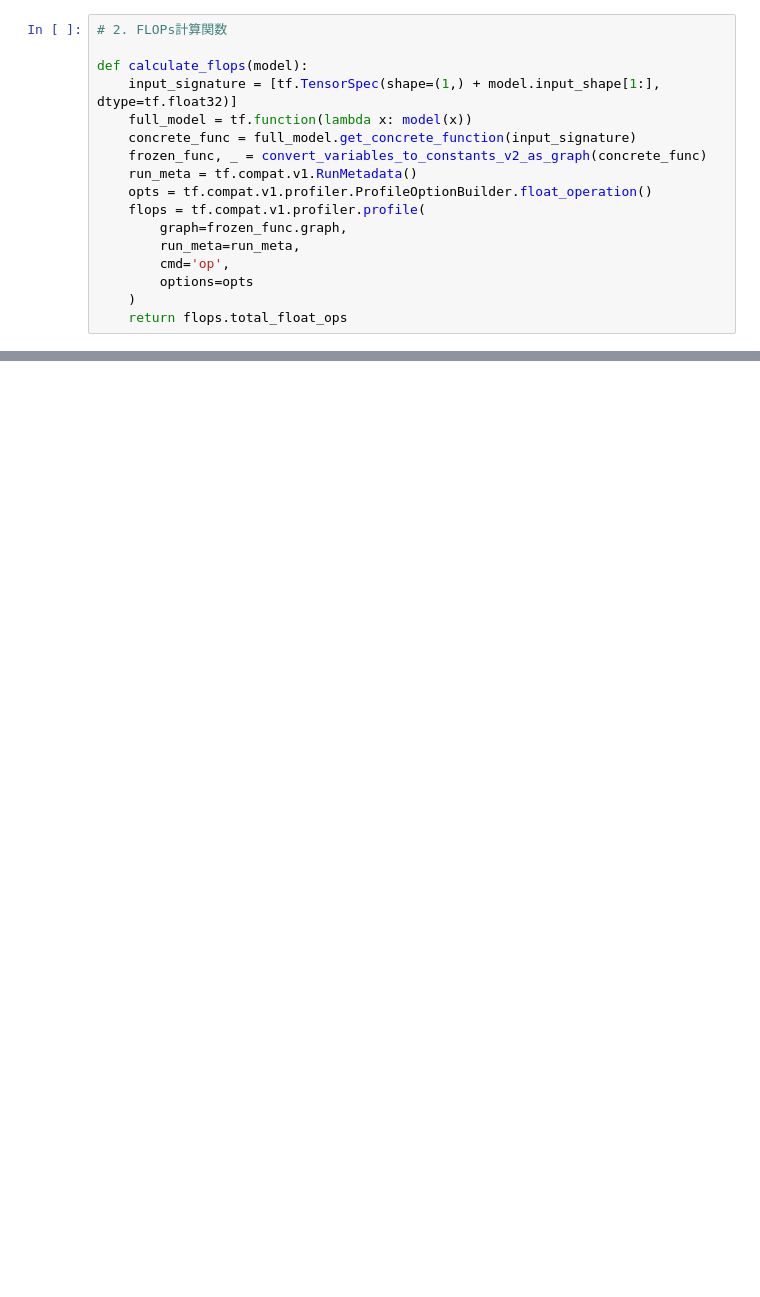
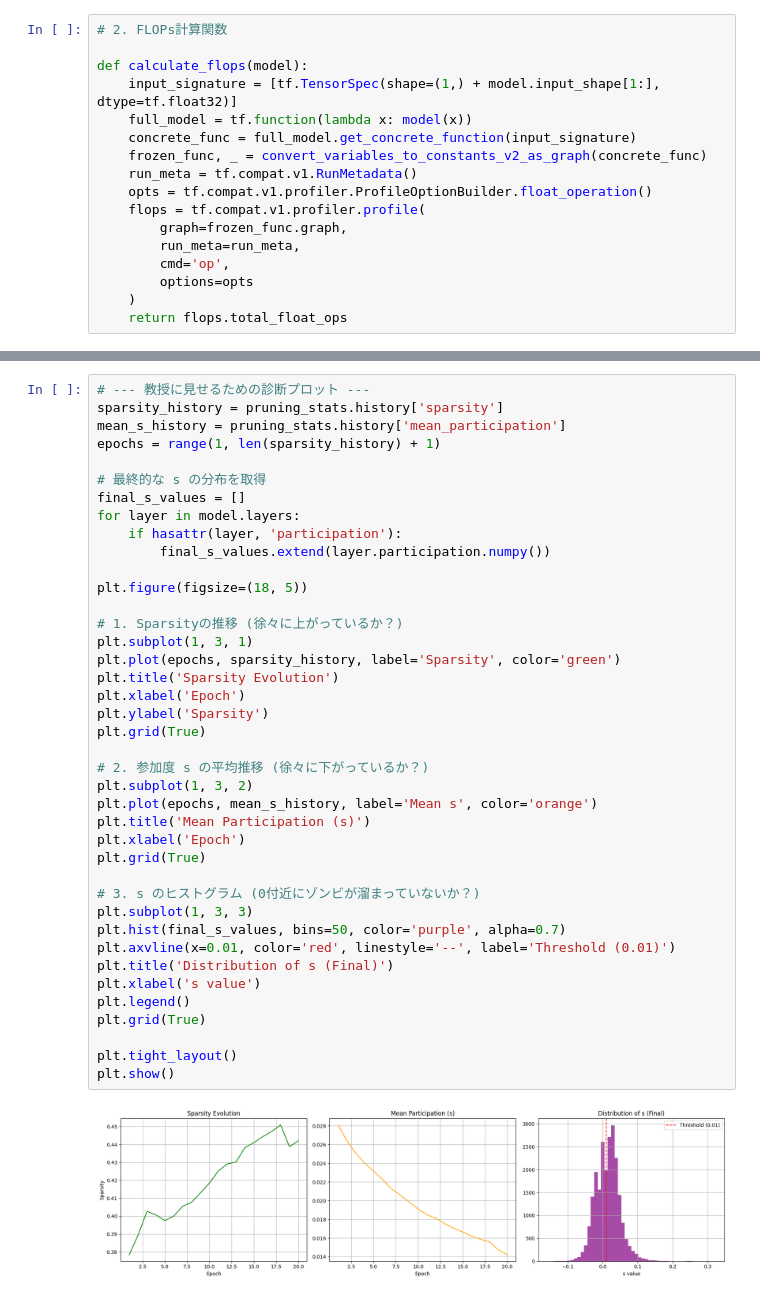
Before and after one commit to Uranium4581/Neural_Netowrk, a Jupyter notebook: Pruning_as_a_Game/Game/nash_like.ipynb, the cells around one changed output, grey strips where cells are left out. Drawn from its saved outputs; the diff is of its cells as text; blank space fills up the shorter version.

```diff
--- a/Pruning_as_a_Game/Game/nash_like.ipynb
+++ b/Pruning_as_a_Game/Game/nash_like.ipynb
@@ -501,3 +538,45 @@ plt.show()
+# %%
+# --- 教授に見せるための診断プロット ---
+sparsity_history = pruning_stats.history['sparsity']
+mean_s_history = pruning_stats.history['mean_participation']
+epochs = range(1, len(sparsity_history) + 1)
+
+# 最終的な s の分布を取得
+final_s_values = []
+for layer in model.layers:
+    if hasattr(layer, 'participation'):
+        final_s_values.extend(layer.participation.numpy())
+
+plt.figure(figsize=(18, 5))
+
+# 1. Sparsityの推移 (徐々に上がっているか？)
+plt.subplot(1, 3, 1)
+plt.plot(epochs, sparsity_history, label='Sparsity', color='green')
+plt.title('Sparsity Evolution')
+plt.xlabel('Epoch')
+plt.ylabel('Sparsity')
+plt.grid(True)
+
+# 2. 参加度 s の平均推移 (徐々に下がっているか？)
+plt.subplot(1, 3, 2)
+plt.plot(epochs, mean_s_history, label='Mean s', color='orange')
+plt.title('Mean Participation (s)')
+plt.xlabel('Epoch')
+plt.grid(True)
+
+# 3. s のヒストグラム (0付近にゾンビが溜まっていないか？)
+plt.subplot(1, 3, 3)
+plt.hist(final_s_values, bins=50, color='purple', alpha=0.7)
+plt.axvline(x=0.01, color='red', linestyle='--', label='Threshold (0.01)')
+plt.title('Distribution of s (Final)')
+plt.xlabel('s value')
+plt.legend()
+plt.grid(True)
+
+plt.tight_layout()
+plt.show()
+# %% [output]
+[figure, added]
 # %%
 # 保存（後の比較用）
 model.save("resnet50v2_baseline.h5")
```
Also changed, not shown: parts of 29 cells of this notebook.
